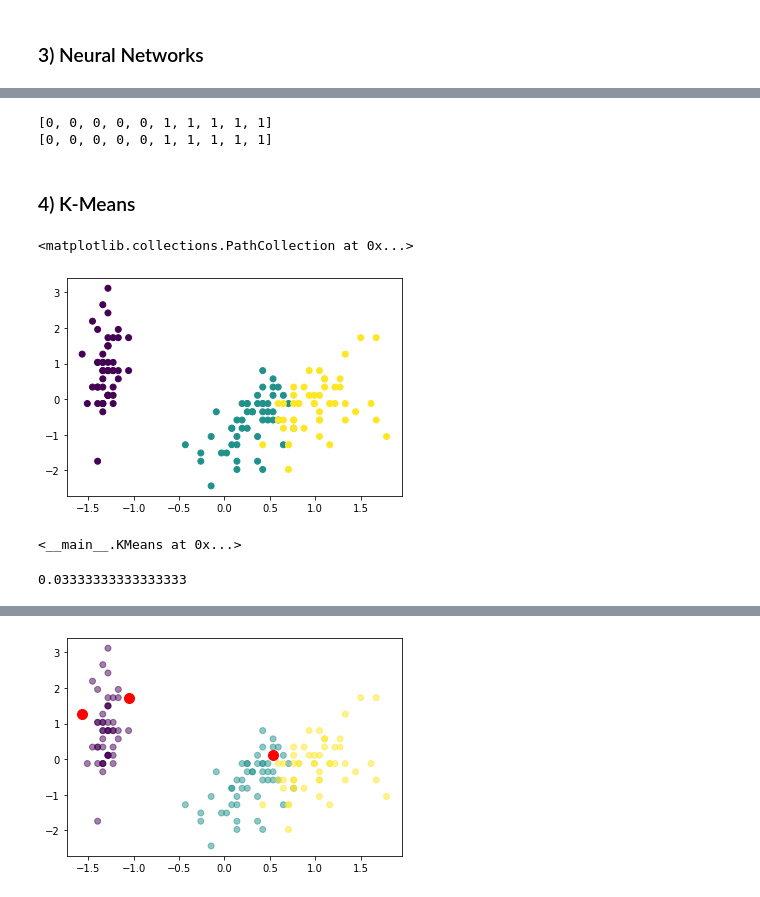
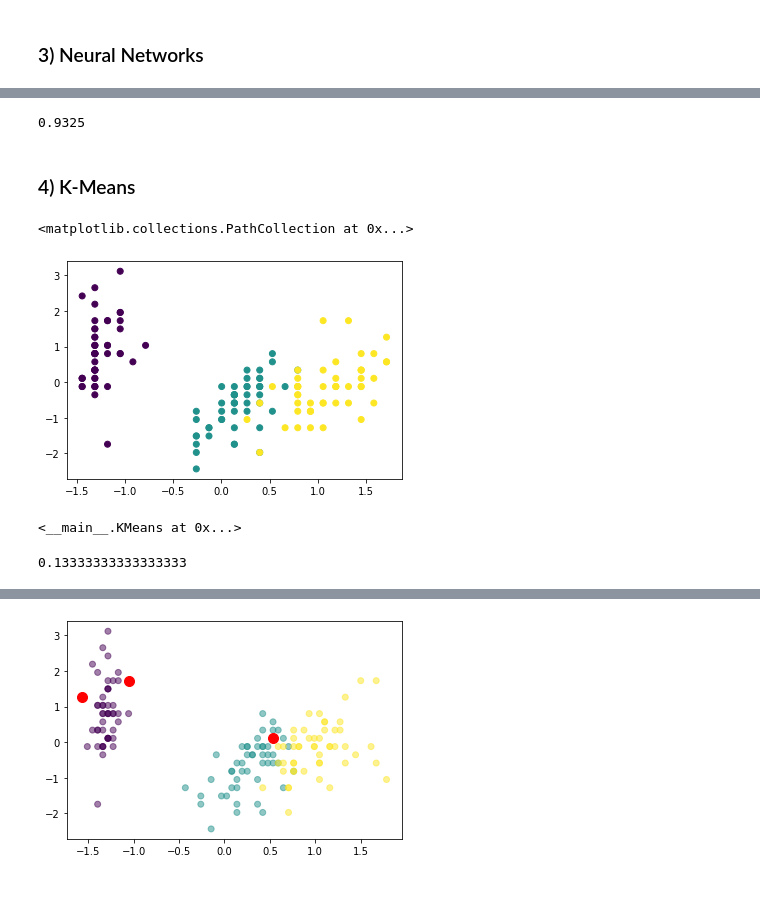
Before and after one commit to Romario-Stankovic/MachineLearningModels, a Jupyter notebook: exam.ipynb, the cells around one changed output, grey strips where cells are left out. Cells and saved outputs as stored; diff of their text form; code cells hidden in the pictures.

Commit message:
Add real dataset to NeuralNetwork

```diff
--- a/exam.ipynb
+++ b/exam.ipynb
@@ -606,11 +618,11 @@ plt.plot(costs)
-# %%
-y_pred = model.predict(dataset)
-
-print(y_pred)
-print([row[-1] for row in dataset])
-# %% [output]
-[0, 0, 0, 0, 0, 1, 1, 1, 1, 1]
-[0, 0, 0, 0, 0, 1, 1, 1, 1, 1]
+# %%
+y_pred = model.predict(x_test)
+
+accuracy = sum(y_pred == y_test) / len(y_test)
+
+print(accuracy)
+# %% [output]
+0.9325
 # %% [markdown]
 ### 4) K-Means
 # %%
@@ -703,10 +715,10 @@ X = normalize(X)
 
 Y = encode_labels(Y)
 # %%
-plt.scatter(X[:, 2], X[:, 1], c=Y)
+plt.scatter(X[:, 3], X[:, 1], c=Y)
 # %% [output]
 <matplotlib.collections.PathCollection at 0x...>
-[figure, old version]
+[figure, new version]
 # %%
 x_train, x_test, y_train, y_test = train_test_split(X, Y, 0.2)
 # %%
@@ -717,9 +729,11 @@ model.fit(x_train)
 # %%
 y_pred = model.predict(x_test)
 
-print(sum(y_pred == y_test) / len(y_test))
+accuracy = sum(y_pred == y_test) / len(y_test)
+
+print(accuracy)
 # %% [output]
-0.03333333333333333
+0.13333333333333333
 # %%
 centroids = model.centroids
 
```
Also changed, not shown: parts of 17 cells of this notebook, 1 other file.
